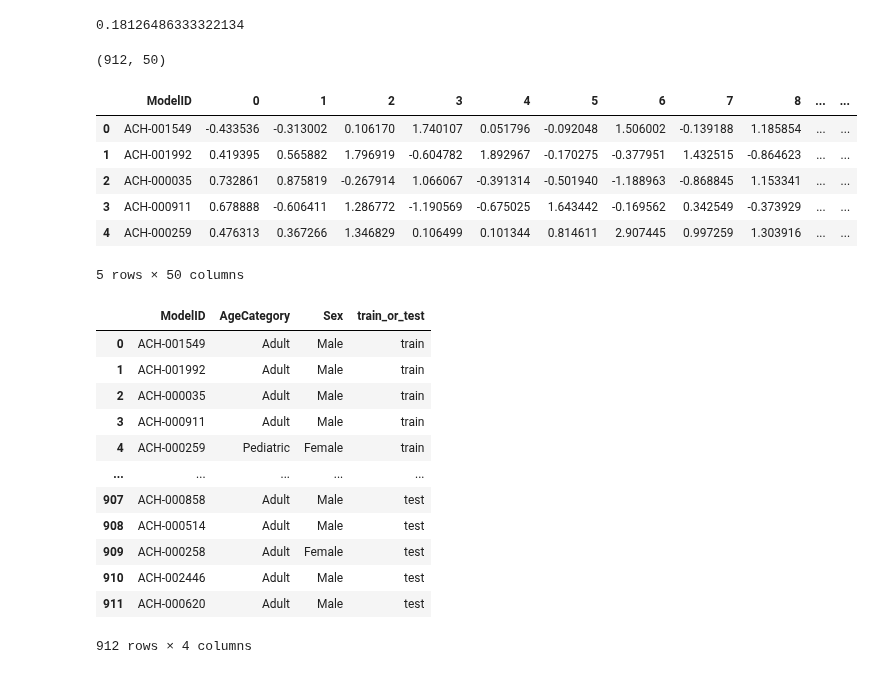
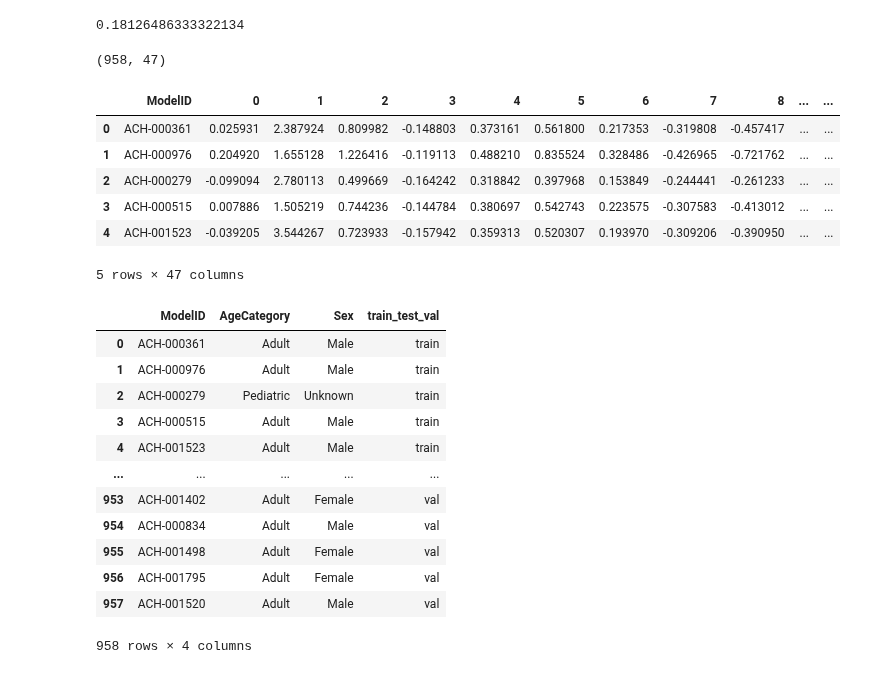
Before and after one commit to WayScience/gene_dependency_representations, a Jupyter notebook: 3.analysis/1.heatmaps.ipynb, the cells around one changed output. Drawn from its saved outputs; the diff is of its cells as text; code cells hidden in the pictures.

```diff
--- a/3.analysis/1.heatmaps.ipynb
+++ b/3.analysis/1.heatmaps.ipynb
@@ -56,51 +37,51 @@ test_init["train_or_test"] = test_init.apply(lambda _: "test", axis=1)
 # %%
 # load the latent dimension dataframe
 
-latent_df = pd.read_parquet("../2.train-VAE/results/latent_df.parquet")
+latent_df = pd.read_parquet("../2.train-VAE/results/latent_df_multi.parquet")
 
 print(latent_df.shape)
 
 latent_df.head(5)
 # %% [output]
-(912, 50)
+(958, 47)
 |  | ModelID | 0 | 1 | 2 | 3 | 4 | 5 | 6 | 7 | 8 | ... | ... |
-| 0 | ACH-001549 | -0.433536 | -0.313002 | 0.106170 | 1.740107 | 0.051796 | -0.092048 | 1.506002 | -0.139188 | 1.185854 | ... | ... |
-| 1 | ACH-001992 | 0.419395 | 0.565882 | 1.796919 | -0.604782 | 1.892967 | -0.170275 | -0.377951 | 1.432515 | -0.864623 | ... | ... |
-| 2 | ACH-000035 | 0.732861 | 0.875819 | -0.267914 | 1.066067 | -0.391314 | -0.501940 | -1.188963 | -0.868845 | 1.153341 | ... | ... |
-| 3 | ACH-000911 | 0.678888 | -0.606411 | 1.286772 | -1.190569 | -0.675025 | 1.643442 | -0.169562 | 0.342549 | -0.373929 | ... | ... |
-| 4 | ACH-000259 | 0.476313 | 0.367266 | 1.346829 | 0.106499 | 0.101344 | 0.814611 | 2.907445 | 0.997259 | 1.303916 | ... | ... |
+| 0 | ACH-000361 | 0.025931 | 2.387924 | 0.809982 | -0.148803 | 0.373161 | 0.561800 | 0.217353 | -0.319808 | -0.457417 | ... | ... |
+| 1 | ACH-000976 | 0.204920 | 1.655128 | 1.226416 | -0.119113 | 0.488210 | 0.835524 | 0.328486 | -0.426965 | -0.721762 | ... | ... |
+| 2 | ACH-000279 | -0.099094 | 2.780113 | 0.499669 | -0.164242 | 0.318842 | 0.397968 | 0.153849 | -0.244441 | -0.261233 | ... | ... |
+| 3 | ACH-000515 | 0.007886 | 1.505219 | 0.744236 | -0.144784 | 0.380697 | 0.542743 | 0.223575 | -0.307583 | -0.413012 | ... | ... |
+| 4 | ACH-001523 | -0.039205 | 3.544267 | 0.723933 | -0.157942 | 0.359313 | 0.520307 | 0.193970 | -0.309206 | -0.390950 | ... | ... |
-5 rows × 50 columns
+5 rows × 47 columns
 # %%
 # create a data frame of both test and train gene effect data sorted by top 1000 highest gene variances
-concat_frames = [train_init, test_init]
+concat_frames = [train_init, test_init, val_init]
 train_and_test = pd.concat(concat_frames).reset_index(drop=True)
 train_and_test[["AgeCategory", "Sex"]] = train_and_test.age_and_sex.str.split(
     pat="_", expand=True
 )
-train_and_test_subbed = train_and_test.filter(gene_list_passed_qc, axis=1)
+
 metadata_holder = []
 metadata_holder = pd.DataFrame(metadata_holder)
 metadata = metadata_holder.assign(
     ModelID=train_and_test.ModelID.astype(str),
     AgeCategory=train_and_test.AgeCategory.astype(str),
     Sex=train_and_test.Sex.astype(str),
-    train_or_test=train_and_test.train_or_test.astype(str),
+    train_test_val=train_and_test.train_test_val.astype(str),
 )
 metadata
 # %% [output]
-|  | ModelID | AgeCategory | Sex | train_or_test |
-| 0 | ACH-001549 | Adult | Male | train |
-| 1 | ACH-001992 | Adult | Male | train |
-| 2 | ACH-000035 | Adult | Male | train |
-| 3 | ACH-000911 | Adult | Male | train |
-| 4 | ACH-000259 | Pediatric | Female | train |
+|  | ModelID | AgeCategory | Sex | train_test_val |
+| 0 | ACH-000361 | Adult | Male | train |
+| 1 | ACH-000976 | Adult | Male | train |
+| 2 | ACH-000279 | Pediatric | Unknown | train |
+| 3 | ACH-000515 | Adult | Male | train |
+| 4 | ACH-001523 | Adult | Male | train |
 | ... | ... | ... | ... | ... |
-| 907 | ACH-000858 | Adult | Male | test |
-| 908 | ACH-000514 | Adult | Male | test |
-| 909 | ACH-000258 | Adult | Female | test |
-| 910 | ACH-002446 | Adult | Male | test |
-| 911 | ACH-000620 | Adult | Male | test |
+| 953 | ACH-001402 | Adult | Female | val |
+| 954 | ACH-000834 | Adult | Male | val |
+| 955 | ACH-001498 | Adult | Female | val |
+| 956 | ACH-001795 | Adult | Female | val |
+| 957 | ACH-001520 | Adult | Male | val |
-912 rows × 4 columns
+958 rows × 4 columns
 # %%
 AgeCategory = metadata.pop("AgeCategory")
 Sex = metadata.pop("Sex")
```
Also changed, not shown: parts of 9 cells of this notebook, 28 other files.
